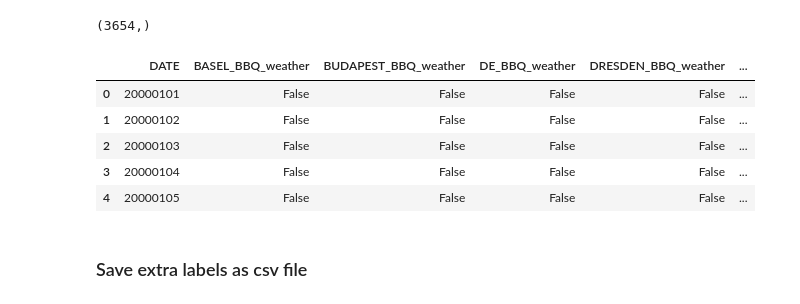
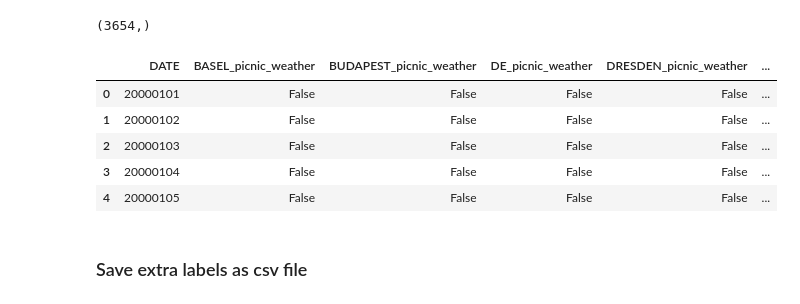
Before and after one commit to florian-huber/weather_prediction_dataset, a Jupyter notebook: notebooks/Create_weather_prediction_dataset.ipynb, the cells around one changed output. Cells and saved outputs as stored; diff of their text form; code cells hidden in the pictures.

```diff
--- a/notebooks/Create_weather_prediction_dataset.ipynb
+++ b/notebooks/Create_weather_prediction_dataset.ipynb
@@ -379,9 +386,8 @@ locations
  'STOCKHOLM',
  'TOURS']
 # %%
-BBQ_weather = {}
-BBQ_weather["DATE"] = dataset["DATE"].values
-#BBQ_labels = []
+picnic_weather = {}
+picnic_weather["DATE"] = dataset["DATE"].values
 
 for location in locations:
     precipitation = None
@@ -393,7 +399,6 @@ for location in locations:
             temp_max = dataset[x].values
 
         if precipitation is not None and temp_max is not None:
-            BBQ_weather[location + "_BBQ_weather"] = ((precipitation < 0.01) & (temp_max >= 18))
-            #BBQ_labels.append(location + "_BBQ_weather")
+            picnic_weather[location + "_picnic_weather"] = ((precipitation < 0.01) & (temp_max >= 18))
             break
 # %%
@@ -430,10 +435,10 @@ BBQ_weather[key].shape
 # %% [output]
 (3654,)
 # %%
-labels_BBQ = pd.DataFrame.from_dict(BBQ_weather)
-labels_BBQ.head()
+labels_picnic = pd.DataFrame.from_dict(picnic_weather)
+labels_picnic.head()
 # %% [output]
-|  | DATE | BASEL_BBQ_weather | BUDAPEST_BBQ_weather | DE_BBQ_weather | DRESDEN_BBQ_weather | ... |
+|  | DATE | BASEL_picnic_weather | BUDAPEST_picnic_weather | DE_picnic_weather | DRESDEN_picnic_weather | ... |
 | 0 | 20000101 | False | False | False | False | ... |
 | 1 | 20000102 | False | False | False | False | ... |
 | 2 | 20000103 | False | False | False | False | ... |
```
Also changed, not shown: parts of 9 cells of this notebook, 1 other file.
